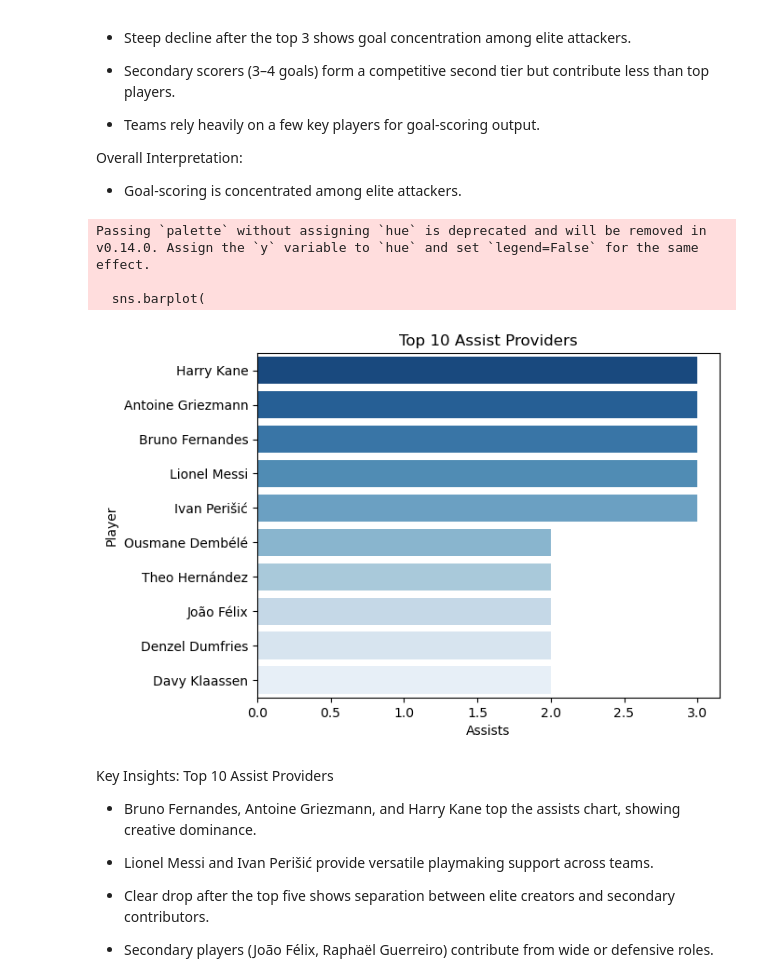
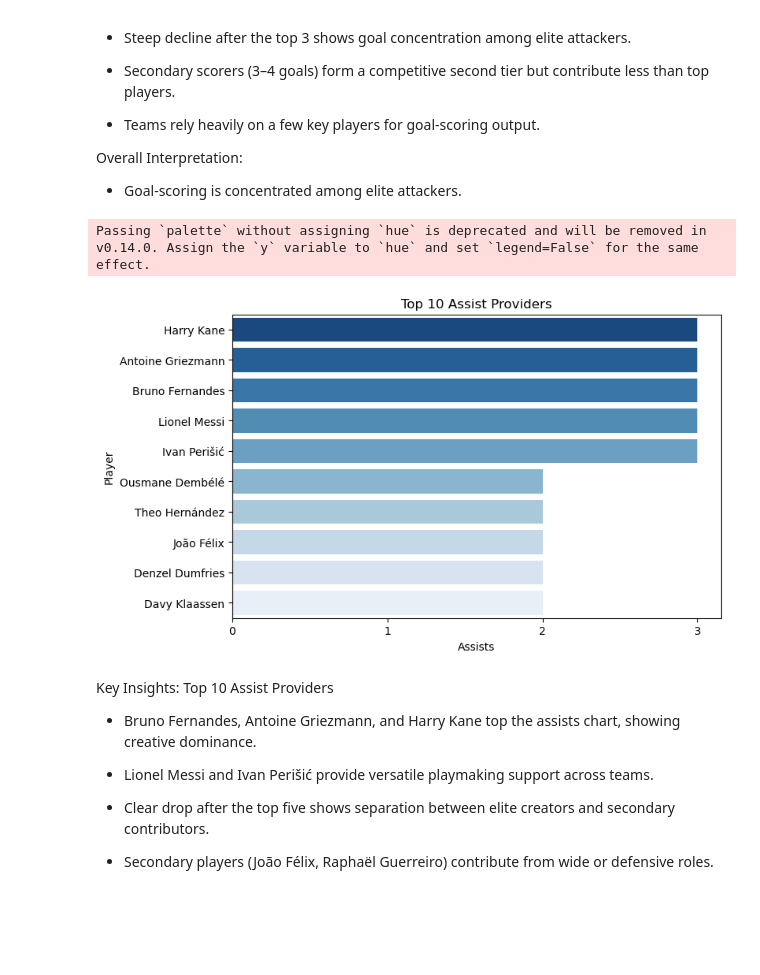
Before and after one commit to aswingopal43-hub/Data_Analytics, a Jupyter notebook: Final_Project/Final_Project.ipynb, the cells around one changed output. Cells and saved outputs as stored; diff of their text form; code cells hidden in the pictures; blank space fills up the shorter version.

```diff
--- a/Final_Project/Final_Project.ipynb
+++ b/Final_Project/Final_Project.ipynb
@@ -245,7 +245,7 @@ This approach ensures that efficiency metrics are meaningful and that the datase
 # %%
 #derived column
 df['shot_accuracy'] = np.where(df['shots'] > 0,df['shots_on_target'] / df['shots'],0)
-df['goal_conversion_rate'] = np.where(df['shots'] > 0,df['goals'] / df['shots'],0)
+df['goal_conversion_rate'] = np.where(df['shots_on_target'] > 0,df['goals'] / df['shots_on_target'],0)
 df['goal_contribution'] = df['goals'] + df['assists']
 df['defensive_actions'] = df['tackles'] + df['interceptions'] + df['blocks']
 df['total_cards'] = df['yellow_cards'] + df['red_cards']
@@ -691,24 +689,28 @@ Overall Interpretation:
 # %%
 # Top 10 Assist Providers
 # Identify players who provided the most assists, highlighting creativity and chance creation.
+# Top 10 Assist Providers
 top_assists = df.sort_values('assists', ascending=False).head(10)
+
+plt.figure(figsize=(8, 5))
 
 sns.barplot(
     x='assists',
     y='player_name',
     data=top_assists,
     palette='Blues_r'
 )
-
 plt.title("Top 10 Assist Providers")
 plt.xlabel("Assists")
 plt.ylabel("Player")
+
+# Force integer ticks on x-axis
+plt.gca().xaxis.set_major_locator(MaxNLocator(integer=True))
+
 plt.show()
 # %% [output]
 Passing `palette` without assigning `hue` is deprecated and will be removed in v0.14.0. Assign the `y` variable to `hue` and set `legend=False` for the same effect.
-
-  sns.barplot(
-[figure, old version]
+[figure, new version]
 # %% [markdown]
 Key Insights: Top 10 Assist Providers
 
```
Also changed, not shown: parts of 13 cells of this notebook, 2 other files.
